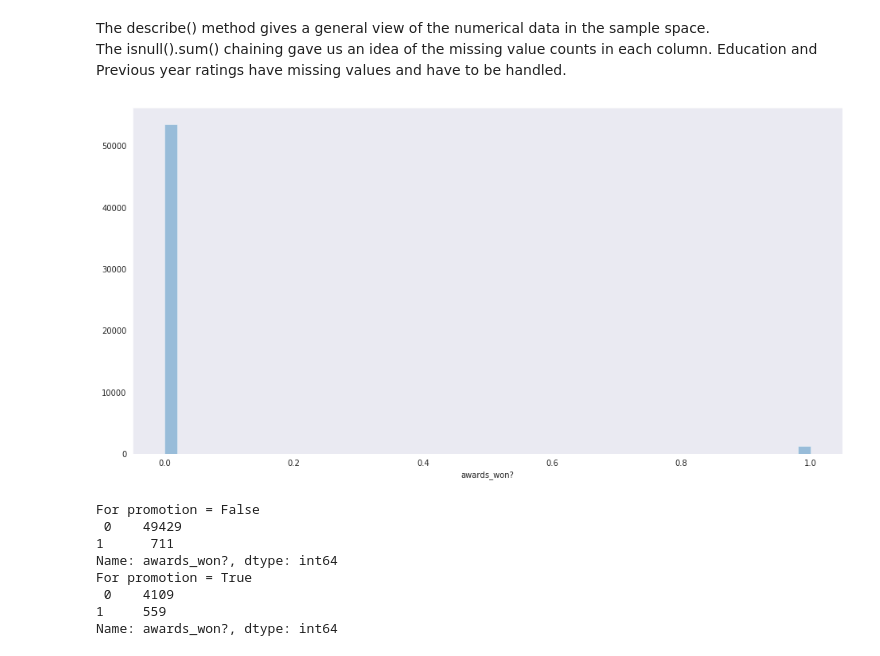
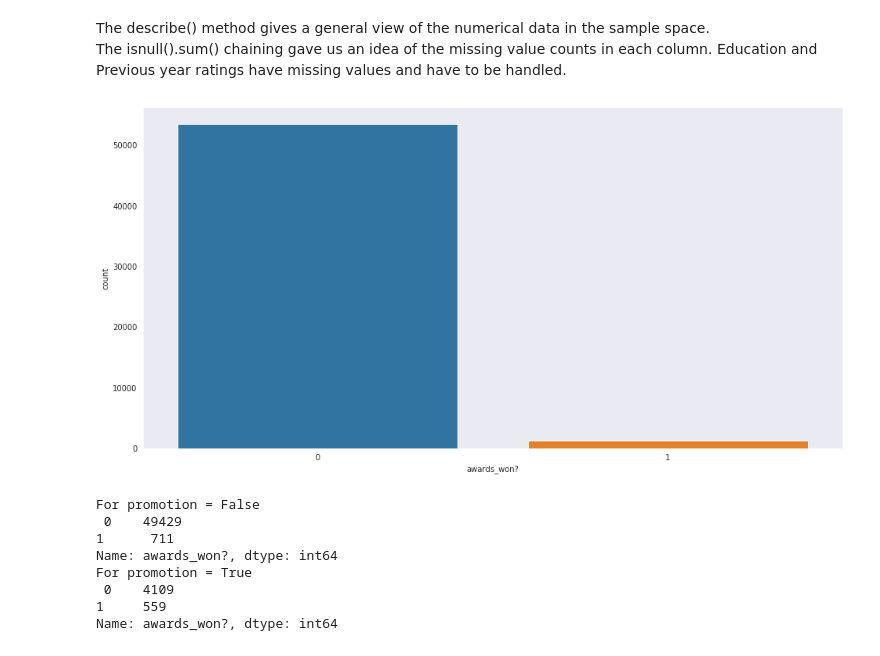
Before and after one commit to rajtulluri/Employee-Promotion-Prediction, a Jupyter notebook: Employee Promotion Prediction.ipynb, the cells around one changed output. Saved outputs shown, nothing was run; the diff lists cells and outputs as text; code cells hidden in the pictures.

```diff
--- a/Employee Promotion Prediction.ipynb
+++ b/Employee Promotion Prediction.ipynb
@@ -22,7 +22,7 @@ import seaborn as sns
 from sklearn.svm import SVC
 from sklearn.model_selection import train_test_split
 
-df = pd.read_csv("./employeePromotion.csv")
+df = pd.read_csv("./Downloads/train_LZdllcl.csv")
 # %%
 df.describe()
 # %% [output]
@@ -59,10 +59,10 @@ The isnull().sum() chaining gave us an idea of the missing value counts in each
 # %%
 plt.figure(figsize=(16,8))
 sns.set_style('dark')
-sns.distplot(df['awards_won?'],kde=False,label='awards won')
+sns.countplot(df['awards_won?'])
 plt.show()
 # %% [output]
-[figure, old version]
+[figure, new version]
 # %%
 print("For promotion = False\n",df[df.is_promoted == 0]['awards_won?'].value_counts())
 print("For promotion = True\n",df[df.is_promoted == 1]['awards_won?'].value_counts())
```
Also changed, not shown: parts of 2 cells of this notebook.
